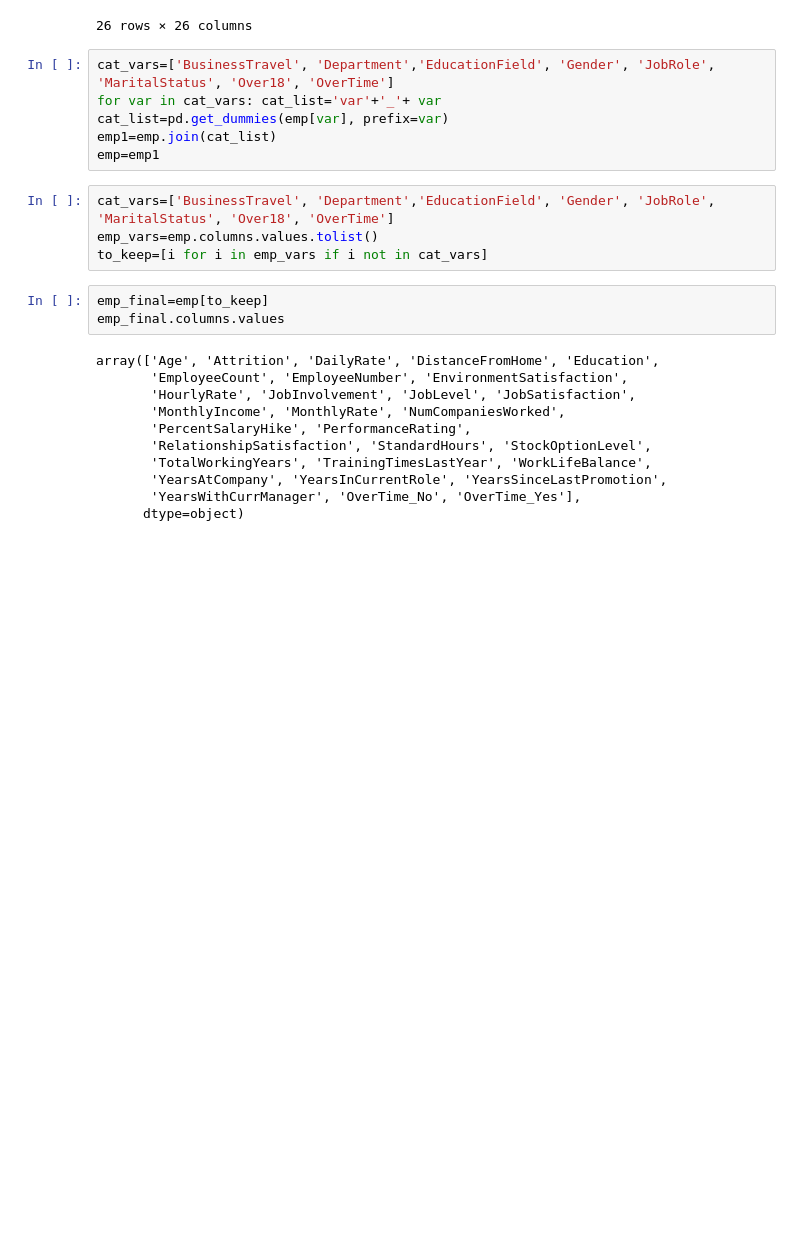
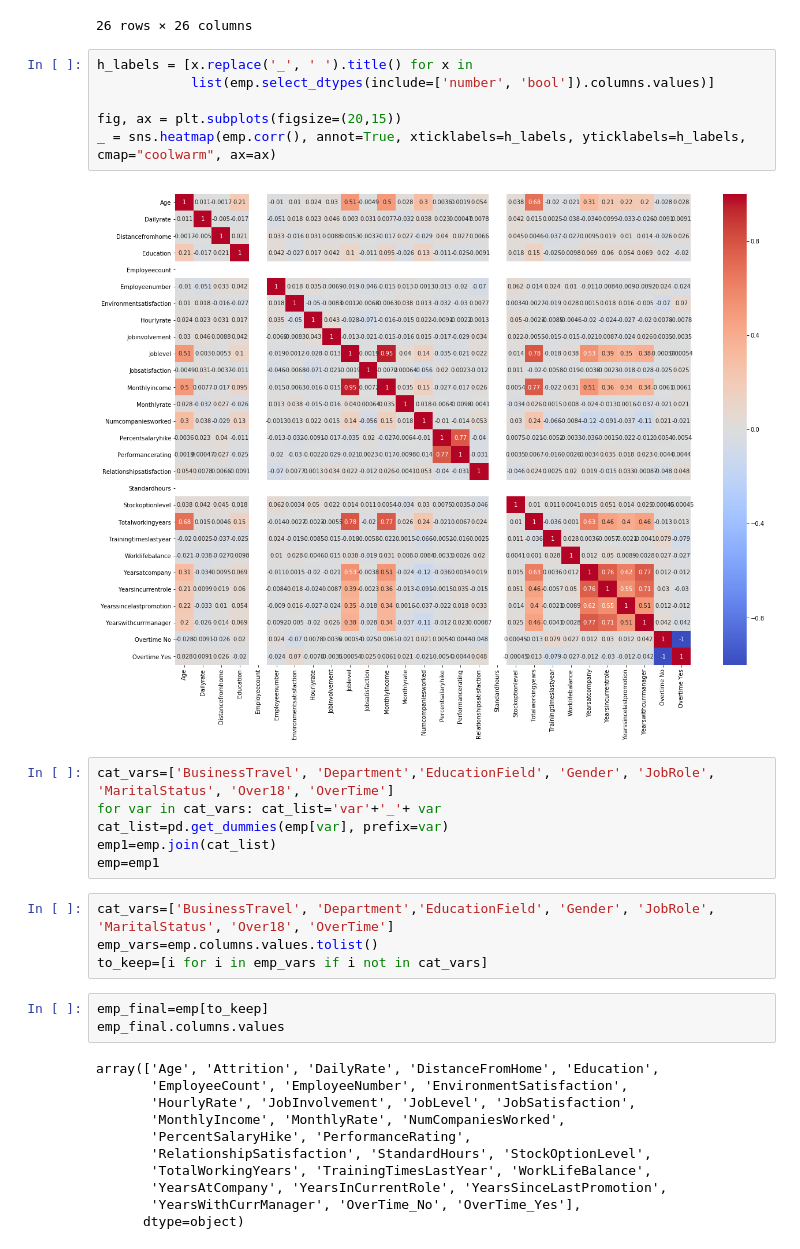
Before and after one commit to jotmy/attrition, a Jupyter notebook: final.ipynb, the cells around one changed output. Cells and saved outputs as stored; diff of their text form; blank space fills up the shorter version.

```diff
--- a/final.ipynb
+++ b/final.ipynb
@@ -186,6 +186,14 @@ emp.corr()
 | YearsSinceLastPromotion | 0.216513 | -0.033229 | 0.010029 | 0.054254 | NaN | -0.009019 | 0.016194 | ... |
 | YearsWithCurrManager | 0.202089 | -0.026363 | 0.014406 | 0.069065 | NaN | -0.009197 | -0.004999 | ... |
 26 rows × 26 columns
+# %%
+h_labels = [x.replace('_', ' ').title() for x in
+            list(emp.select_dtypes(include=['number', 'bool']).columns.values)]
+
+fig, ax = plt.subplots(figsize=(20,15))
+_ = sns.heatmap(emp.corr(), annot=True, xticklabels=h_labels, yticklabels=h_labels, cmap="coolwarm", ax=ax)
+# %% [output]
+[figure, added]
 # %%
 cat_vars=['BusinessTravel', 'Department','EducationField', 'Gender', 'JobRole', 'MaritalStatus', 'Over18', 'OverTime']
 for var in cat_vars: cat_list='var'+'_'+ var
```
Also changed, not shown: parts of 1 cell of this notebook.
